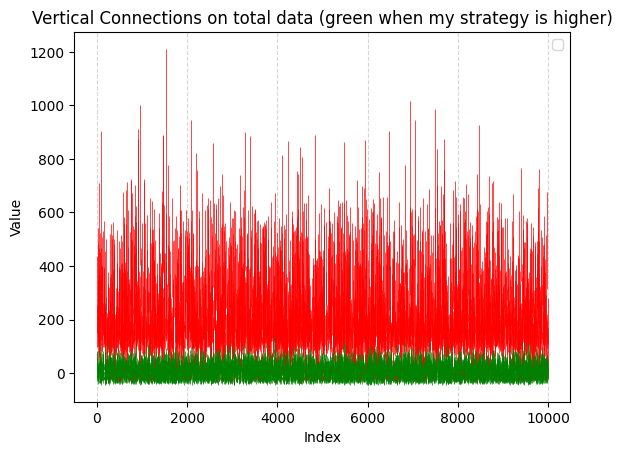
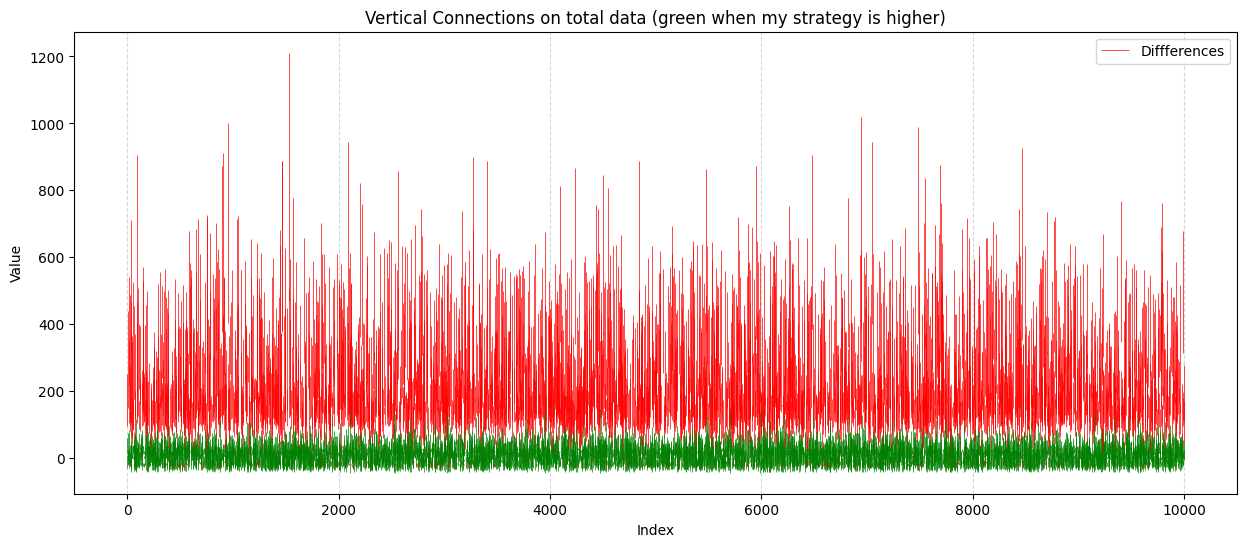
Code edit (unified diff) that turned the first committed figure into the second:
--- before
+++ after
@@ -2,5 +2,6 @@
 sample = X
 colors = np.where(My_strat[sample] >= Original_Strat[sample], "green", "red")
-plt.vlines(sample, ymin=Original_Strat[sample], ymax=My_strat[sample], colors=colors, linewidth=0.5, zorder=2)
+fig, ax = plt.subplots(figsize=(15, 6))
+plt.vlines(sample, ymin=Original_Strat[sample], ymax=My_strat[sample], colors=colors, linewidth=0.5, zorder=2,label="Diffferences")
 plt.xlabel("Index")
 plt.ylabel("Value")

Commit: Did some debugging and imporved model